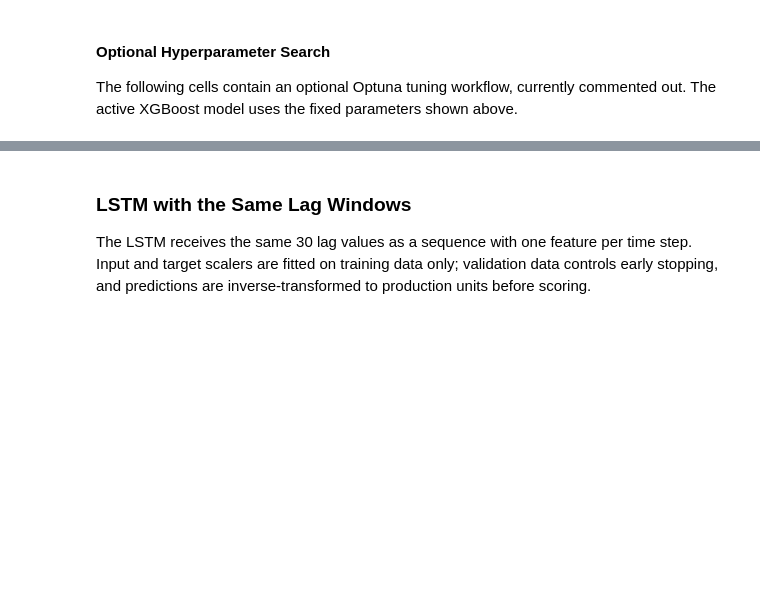
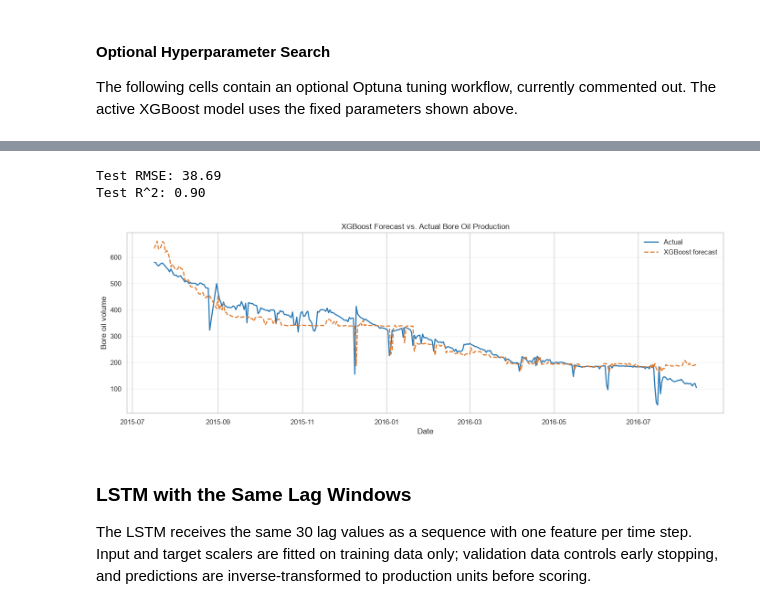
Before and after one commit to mohammedbaqir01/volve-production-forecasting, a Jupyter notebook: notebooks/time_series.ipynb, the cells around one changed output, grey strips where cells are left out. Saved outputs shown, nothing was run; the diff lists cells and outputs as text; code cells hidden in the pictures; blank space fills up the shorter version.

```diff
--- a/notebooks/time_series.ipynb
+++ b/notebooks/time_series.ipynb
@@ -666,3 +667,33 @@ joblib.dump(final_model, "models/xgb_production_forecasting_model.pkl")
+# %%
+path= r"D:\GitHub\Time Series\models\xgb_production_forecasting_model.pkl"
+model = joblib.load(path)
+# %%
+test_pred = model.predict(x_test)
+
+test_rmse = np.sqrt(
+    mean_squared_error(y_test, test_pred)
+)
+
+test_r2 = r2_score(y_test, test_pred)
+print(f"Test RMSE: {test_rmse:.2f}")
+print(f"Test R^2: {test_r2:.2f}")
+# %% [output]
+Test RMSE: 38.69
+Test R^2: 0.90
+# %%
+sns.set_theme(style="whitegrid", context="notebook", palette="colorblind")
+fig, ax = plt.subplots(figsize=(14, 5))
+ax.plot(test_df.index, test_df["BORE_OIL_VOL"], label="Actual", color="#2878B5", linewidth=1.8)
+ax.plot(test_df.index, test_pred, label="XGBoost forecast", color="#E07A2D", linewidth=1.8, linestyle="--")
+ax.set(title="XGBoost Forecast vs. Actual Bore Oil Production", xlabel="Date", ylabel="Bore oil volume")
+ax.grid(axis="y", alpha=0.25)
+ax.legend(frameon=False)
+fig.tight_layout()
+os.makedirs("figures", exist_ok=True)
+fig.savefig("figures/12_xgboost_forecast.png", dpi=300, bbox_inches="tight")
+plt.show()
+# %% [output]
+[figure, added]
 # %% [markdown]
 ### LSTM with the Same Lag Windows
 
```
Also changed, not shown: parts of 13 cells of this notebook.
